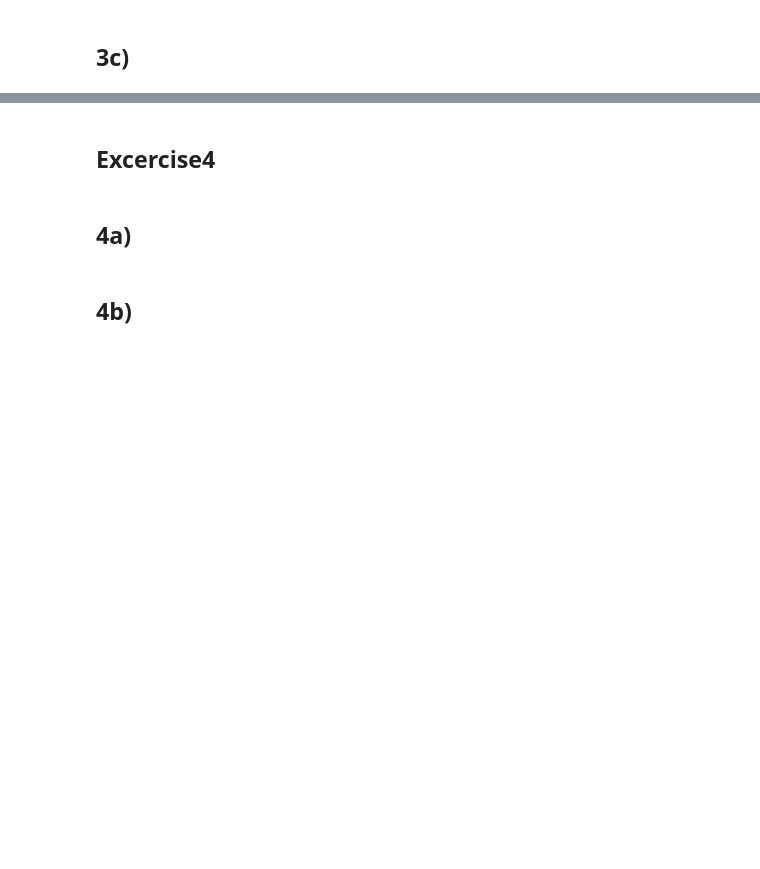
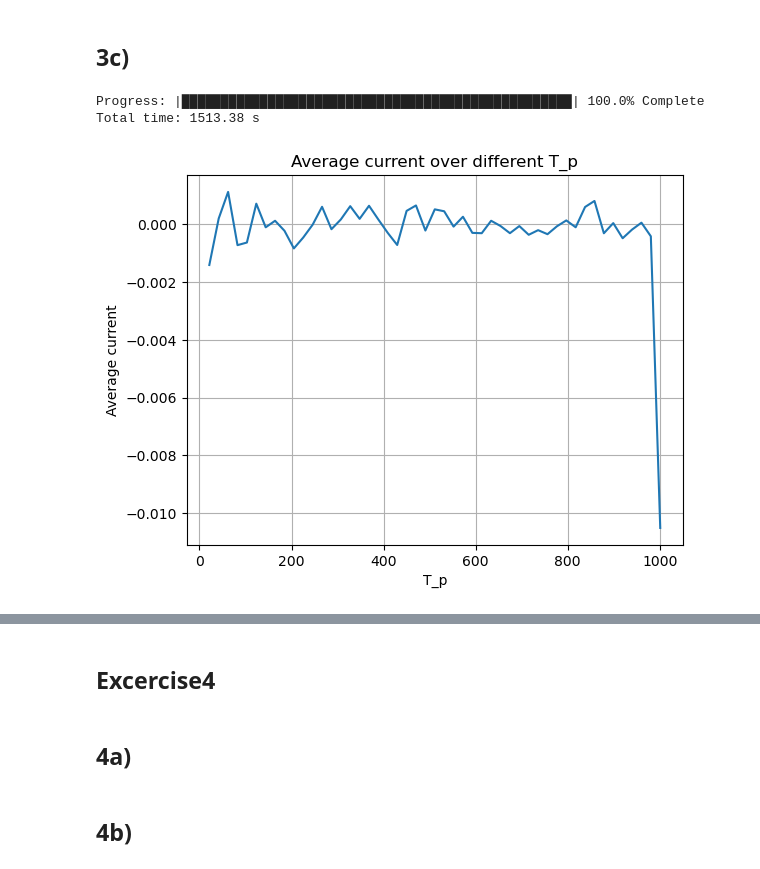
Before and after one commit to Benj181/VitBerProject01, a Jupyter notebook: rapport.ipynb, the cells around one changed output, grey strips where cells are left out. Cells and saved outputs as stored; diff of their text form; code cells hidden in the pictures; blank space fills up the shorter version.

```diff
--- a/rapport.ipynb
+++ b/rapport.ipynb
@@ -274,2 +488,39 @@ calculation(V['k*x**4'], 'k*x**4')
 # %% [markdown]
 ## 3c)
+# %%
+
+alpha = 0.8
+N_p = N_x * 40
+
+averageCurrent = []
+T_pList = np.linspace(1, 1001, 50)
+
+start = time.time()
+for T_p in progressBar(T_pList, prefix = 'Progress:', suffix = 'Complete', length = 50): # Iterate over different timeintervals
+    normalizedParticleCurrent = []
+    i = 0
+    Particles = [Particle(sawtoothPotential, i, alpha, startPos) #  make list of particles
+              for i, startPos in enumerate([0] * ( N_p // 2) + [100] * (N_p // 2))]
+    temp = time.time()
+
+    for _ in range(int(2 * T_p )): # Iterate over timesteps
+        [particle.walkStep(T_p) for particle in Particles] # runs sim for every particle
+        movementCount = Counter(particle.movement for particle in Particles)
+        normalizedParticleCurrent.append((movementCount[1] - movementCount[-1]) / N_p)
+    averageCurrent.append(float(np.mean(normalizedParticleCurrent)))  # avg current per T_p
+
+print(f"Total time: {round(time.time() - start, 2)} s")
+
+averageCurrent.pop(0)  # remove first element as it gives very high current
+T_pList = T_pList[1:]
+
+plt.plot(T_pList, averageCurrent)
+plt.xlabel("T_p")
+plt.ylabel("Average current")
+plt.title("Average current over different T_p")
+plt.grid()
+plt.show()
+# %% [output]
+Progress: |██████████████████████████████████████████████████| 100.0% Complete
+Total time: 1513.38 s
+[figure, added]
```
Also changed, not shown: parts of 10 cells of this notebook, 1 other file.
